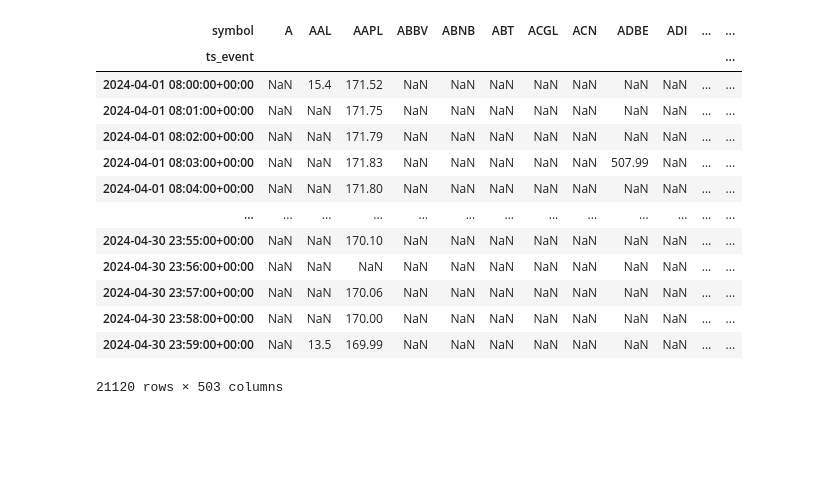
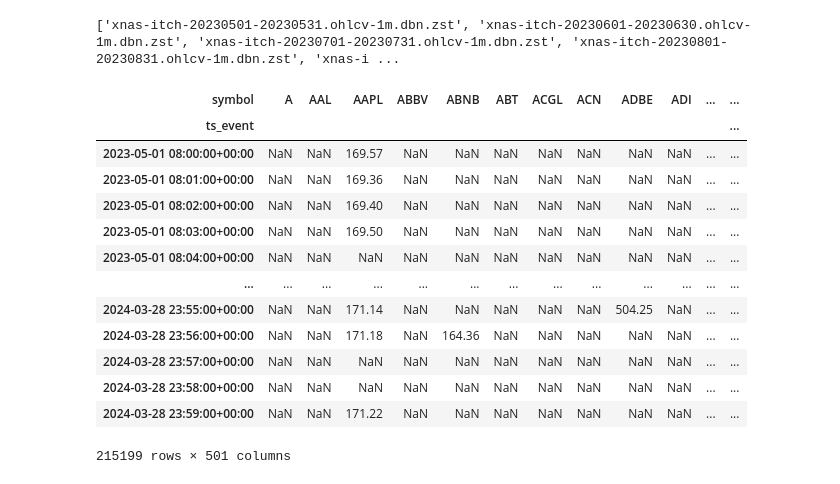
Before and after one commit to niallkehoe/mse244, a Jupyter notebook: part2.ipynb, the cells around one changed output. Saved outputs shown, nothing was run; the diff lists cells and outputs as text; code cells hidden in the pictures; blank space fills up the shorter version.

```diff
--- a/part2.ipynb
+++ b/part2.ipynb
@@ -62,18 +17,62 @@ df_test
-# %%
-test_prices = df_test.pivot_table(index='ts_event', columns='symbol', values='close', aggfunc='first')
-test_prices
-# %% [output]
-| symbol | A | AAL | AAPL | ABBV | ABNB | ABT | ACGL | ACN | ADBE | ADI | ... | ... |
-| ts_event |  |  |  |  |  |  |  |  |  |  |  | ... |
-| 2024-04-01 08:00:00+00:00 | NaN | 15.4 | 171.52 | NaN | NaN | NaN | NaN | NaN | NaN | NaN | ... | ... |
-| 2024-04-01 08:01:00+00:00 | NaN | NaN | 171.75 | NaN | NaN | NaN | NaN | NaN | NaN | NaN | ... | ... |
-| 2024-04-01 08:02:00+00:00 | NaN | NaN | 171.79 | NaN | NaN | NaN | NaN | NaN | NaN | NaN | ... | ... |
-| 2024-04-01 08:03:00+00:00 | NaN | NaN | 171.83 | NaN | NaN | NaN | NaN | NaN | 507.99 | NaN | ... | ... |
-| 2024-04-01 08:04:00+00:00 | NaN | NaN | 171.80 | NaN | NaN | NaN | NaN | NaN | NaN | NaN | ... | ... |
-| ... | ... | ... | ... | ... | ... | ... | ... | ... | ... | ... | ... | ... |
-| 2024-04-30 23:55:00+00:00 | NaN | NaN | 170.10 | NaN | NaN | NaN | NaN | NaN | NaN | NaN | ... | ... |
-| 2024-04-30 23:56:00+00:00 | NaN | NaN | NaN | NaN | NaN | NaN | NaN | NaN | NaN | NaN | ... | ... |
-| 2024-04-30 23:57:00+00:00 | NaN | NaN | 170.06 | NaN | NaN | NaN | NaN | NaN | NaN | NaN | ... | ... |
-| 2024-04-30 23:58:00+00:00 | NaN | NaN | 170.00 | NaN | NaN | NaN | NaN | NaN | NaN | NaN | ... | ... |
-| 2024-04-30 23:59:00+00:00 | NaN | 13.5 | 169.99 | NaN | NaN | NaN | NaN | NaN | NaN | NaN | ... | ... |
-21120 rows × 503 columns
+# %%
+def fetch_and_sort_filenames(directory, prefix):
+    """
+    Fetches all filenames in the specified directory with the given prefix and sorts them.
+
+    Parameters:
+    directory (str): The path to the directory where files are located.
+    prefix (str): The prefix that the filenames should start with.
+
+    Returns:
+    list: A sorted list of filenames with the specified prefix.
+    """
+    # List all files in the specified directory
+    files = os.listdir(directory)
+
+    # Filter files with the given prefix
+    matching_files = [file for file in files if file.startswith(prefix)]
+
+    # Sort the filtered files
+    matching_files.sort()
+
+    return matching_files
+
+# Example usage
+directory_path = './data/stock'
+file_prefix = 'xnas-itch'
+sorted_files = fetch_and_sort_filenames(directory_path, file_prefix)
+print(sorted_files)
+# %% [output]
+['xnas-itch-20230501-20230531.ohlcv-1m.dbn.zst', 'xnas-itch-20230601-20230630.ohlcv-1m.dbn.zst', 'xnas-itch-20230701-20230731.ohlcv-1m.dbn.zst', 'xnas-itch-20230801-20230831.ohlcv-1m.dbn.zst', 'xnas-i ...
+# %%
+DATA_FOLDER = "./data/stock/"
+# NOTE: Decrease num_months_traing low if running too slow
+num_months_train = 11
+train_files = sorted_files[:num_months_train]   # 11 months as training set
+test_files = sorted_files[-1:]    # choose last month as the test set
+
+df = pd.DataFrame()
+
+for file_name in tqdm(train_files, desc="Loading Training files"):
+    path = DATA_FOLDER + file_name
+    stored_data = db.DBNStore.from_file(path)
+    month_options = stored_data.to_df()
+    df = pd.concat([df, month_options])
+
+train_prices = df.pivot_table(index='ts_event', columns='symbol', values='close', aggfunc='first')
+train_prices
+# %% [output]
+| symbol | A | AAL | AAPL | ABBV | ABNB | ABT | ACGL | ACN | ADBE | ADI | ... | ... |
+| ts_event |  |  |  |  |  |  |  |  |  |  |  | ... |
+| 2023-05-01 08:00:00+00:00 | NaN | NaN | 169.57 | NaN | NaN | NaN | NaN | NaN | NaN | NaN | ... | ... |
+| 2023-05-01 08:01:00+00:00 | NaN | NaN | 169.36 | NaN | NaN | NaN | NaN | NaN | NaN | NaN | ... | ... |
+| 2023-05-01 08:02:00+00:00 | NaN | NaN | 169.40 | NaN | NaN | NaN | NaN | NaN | NaN | NaN | ... | ... |
+| 2023-05-01 08:03:00+00:00 | NaN | NaN | 169.50 | NaN | NaN | NaN | NaN | NaN | NaN | NaN | ... | ... |
+| 2023-05-01 08:04:00+00:00 | NaN | NaN | NaN | NaN | NaN | NaN | NaN | NaN | NaN | NaN | ... | ... |
+| ... | ... | ... | ... | ... | ... | ... | ... | ... | ... | ... | ... | ... |
+| 2024-03-28 23:55:00+00:00 | NaN | NaN | 171.14 | NaN | NaN | NaN | NaN | NaN | 504.25 | NaN | ... | ... |
+| 2024-03-28 23:56:00+00:00 | NaN | NaN | 171.18 | NaN | 164.36 | NaN | NaN | NaN | NaN | NaN | ... | ... |
+| 2024-03-28 23:57:00+00:00 | NaN | NaN | NaN | NaN | NaN | NaN | NaN | NaN | NaN | NaN | ... | ... |
+| 2024-03-28 23:58:00+00:00 | NaN | NaN | NaN | NaN | NaN | NaN | NaN | NaN | NaN | NaN | ... | ... |
+| 2024-03-28 23:59:00+00:00 | NaN | NaN | 171.22 | NaN | NaN | NaN | NaN | NaN | NaN | NaN | ... | ... |
+215199 rows × 501 columns
```
Also changed, not shown: parts of 5 cells of this notebook, 4 other files.
